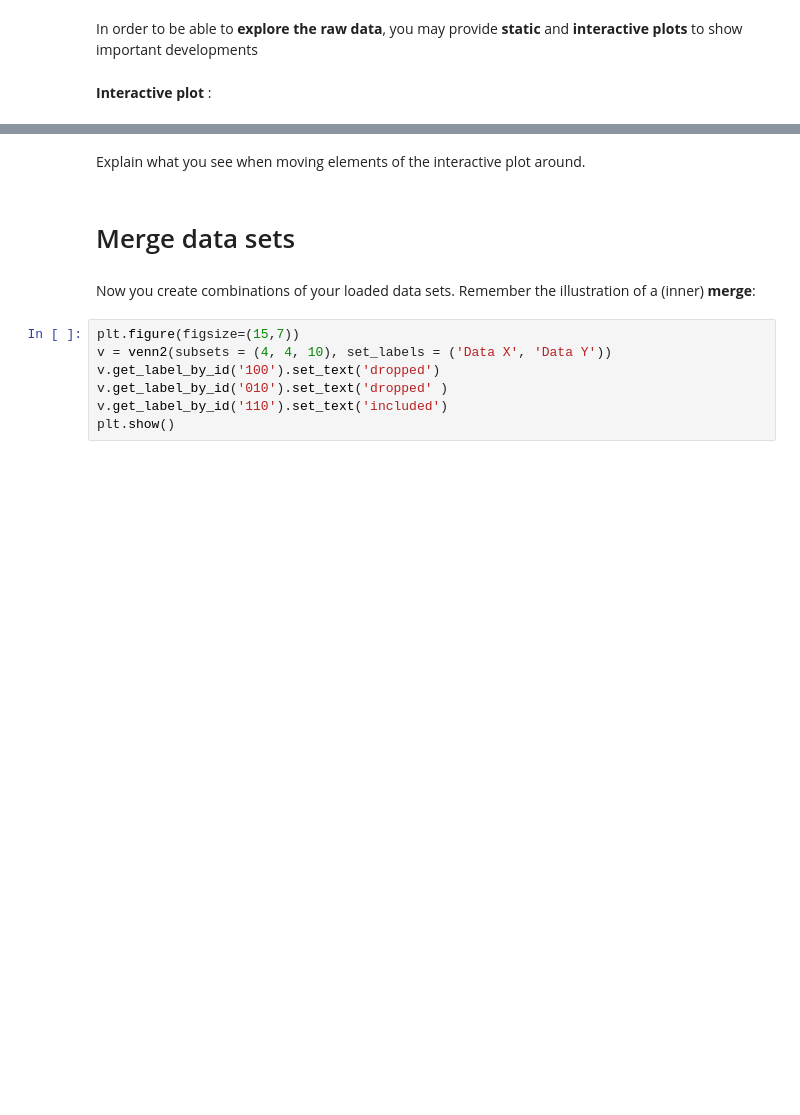
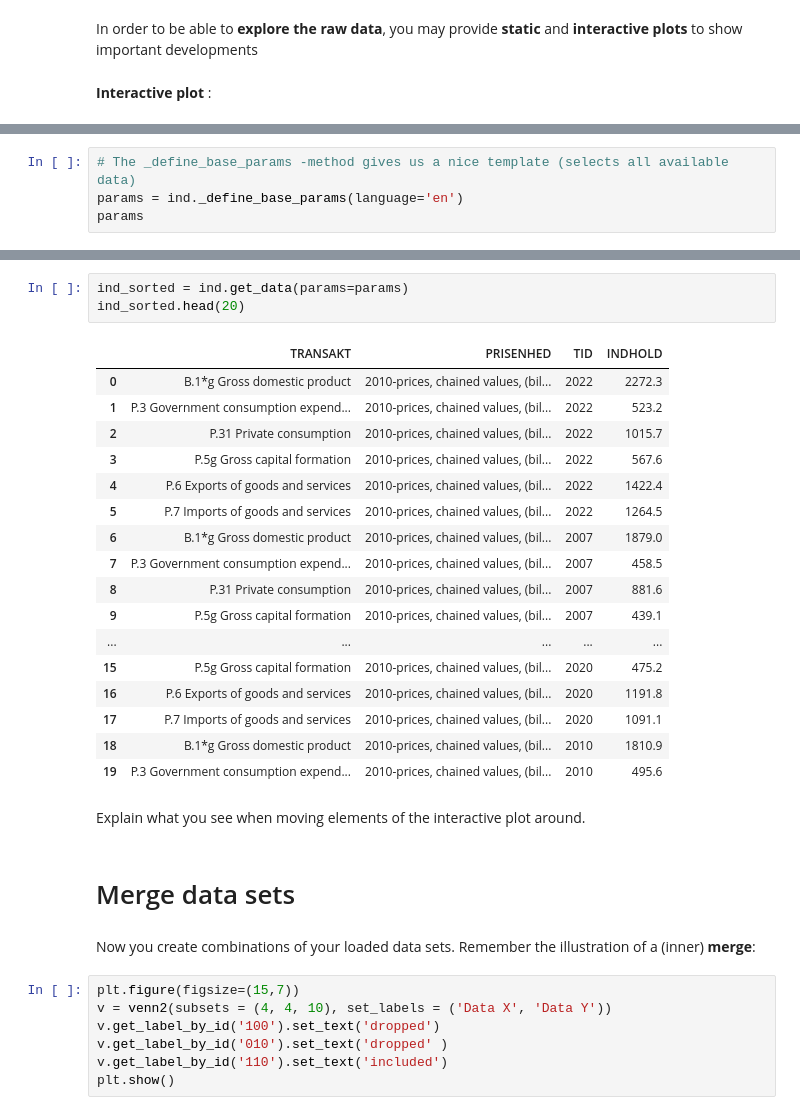
Before and after one commit to NumEconCopenhagen/projects-2024-kt, a Jupyter notebook: dataproject/dataproject.ipynb, the cells around one changed output, grey strips where cells are left out. Saved outputs shown, nothing was run; the diff lists cells and outputs as text; blank space fills up the shorter version.

```diff
--- a/dataproject/dataproject.ipynb
+++ b/dataproject/dataproject.ipynb
@@ -61,0 +92,4 @@ widgets.interact(plot_func,
+# %%
+# The _define_base_params -method gives us a nice template (selects all available data)
+params = ind._define_base_params(language='en')
+params
@@ -62,3 +120,24 @@ widgets.interact(plot_func,
+# %%
+ind_sorted = ind.get_data(params=params)
+ind_sorted.head(20)
+# %% [output]
+|  | TRANSAKT | PRISENHED | TID | INDHOLD |
+| 0 | B.1*g Gross domestic product | 2010-prices, chained values, (bil... | 2022 | 2272.3 |
+| 1 | P.3 Government consumption expend... | 2010-prices, chained values, (bil... | 2022 | 523.2 |
+| 2 | P.31 Private consumption | 2010-prices, chained values, (bil... | 2022 | 1015.7 |
+| 3 | P.5g Gross capital formation | 2010-prices, chained values, (bil... | 2022 | 567.6 |
+| 4 | P.6 Exports of goods and services | 2010-prices, chained values, (bil... | 2022 | 1422.4 |
+| 5 | P.7 Imports of goods and services | 2010-prices, chained values, (bil... | 2022 | 1264.5 |
+| 6 | B.1*g Gross domestic product | 2010-prices, chained values, (bil... | 2007 | 1879.0 |
+| 7 | P.3 Government consumption expend... | 2010-prices, chained values, (bil... | 2007 | 458.5 |
+| 8 | P.31 Private consumption | 2010-prices, chained values, (bil... | 2007 | 881.6 |
+| 9 | P.5g Gross capital formation | 2010-prices, chained values, (bil... | 2007 | 439.1 |
+| ... | ... | ... | ... | ... |
+| 15 | P.5g Gross capital formation | 2010-prices, chained values, (bil... | 2020 | 475.2 |
+| 16 | P.6 Exports of goods and services | 2010-prices, chained values, (bil... | 2020 | 1191.8 |
+| 17 | P.7 Imports of goods and services | 2010-prices, chained values, (bil... | 2020 | 1091.1 |
+| 18 | B.1*g Gross domestic product | 2010-prices, chained values, (bil... | 2010 | 1810.9 |
+| 19 | P.3 Government consumption expend... | 2010-prices, chained values, (bil... | 2010 | 495.6 |
 # %% [markdown]
 Explain what you see when moving elements of the interactive plot around.
 # %% [markdown]
```
Also changed, not shown: parts of 7 cells of this notebook.
